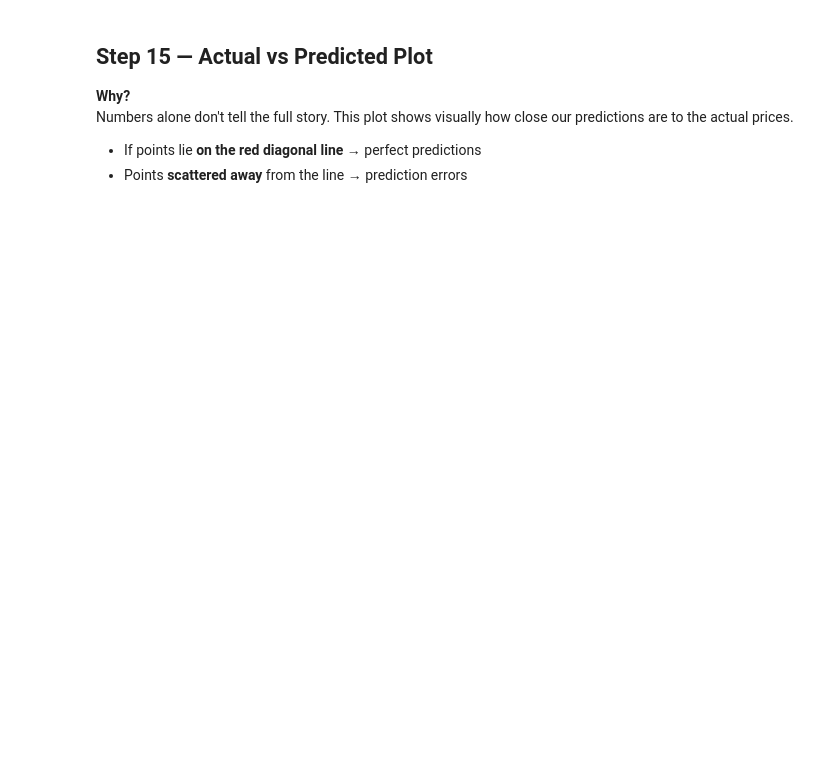
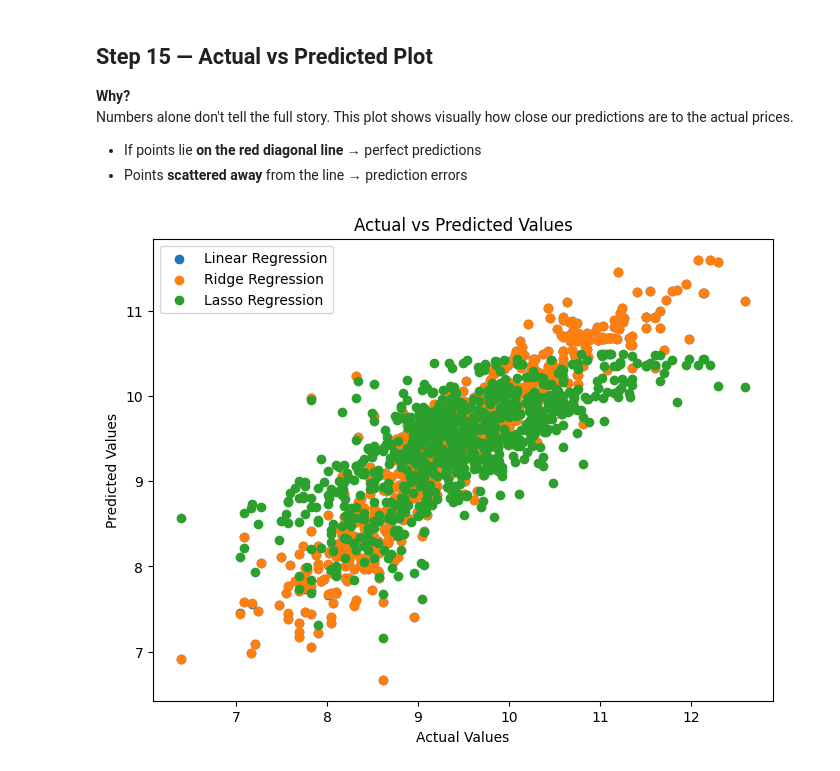
Before and after one commit to zamman365-glitch/Machine-Learning-, a Jupyter notebook: Linear_Ridge_&_Lasso_Regression_(1).ipynb, the cells around one changed output. Saved outputs shown, nothing was run; the diff lists cells and outputs as text; code cells hidden in the pictures; blank space fills up the shorter version.

```diff
--- a/Linear_Ridge_&_Lasso_Regression_(1).ipynb
+++ b/Linear_Ridge_&_Lasso_Regression_(1).ipynb
@@ -391,0 +391,10 @@ This is called **automatic feature selection** — very useful when you have man
+# %%
+from sklearn.linear_model import Lasso
+
+clf = Lasso()
+
+clf.fit(X_train, y_train)
+
+y_predicat = clf.predict(np.array(X_test))
+
+y_predicat[:10]
@@ -397,3 +409,22 @@ No single model is always the best. We compare R² and RMSE to choose the winner
 
 - **Higher R²** = Better (closer to 1.0 is ideal)
 - **Lower RMSE** = Better (smaller error is better)
+# %%
+from sklearn.linear_model import LinearRegression, Ridge, Lasso
+from sklearn.metrics import r2_score, mean_squared_error
+import numpy as np
+
+# Linear Regression
+linear = LinearRegression()
+linear.fit(X_train, y_train)
+y_pred_linear = linear.predict(X_test)
+
+# Ridge Regression
+ridge = Ridge()
+ridge.fit(X_train, y_train)
+y_pred_ridge = ridge.predict(X_test)
+
+# Lasso Regression
+lasso = Lasso()
+lasso.fit(X_train, y_train)
+y_pred_lasso = lasso.predict(X_test)
@@ -405,3 +487,20 @@ Numbers alone don't tell the full story. This plot shows visually how close our
 
 - If points lie **on the red diagonal line** → perfect predictions
 - Points **scattered away** from the line → prediction errors
+# %%
+
+
+plt.figure(figsize=(8, 6))
+
+plt.scatter(y_test, y_pred_linear, label='Linear Regression')
+plt.scatter(y_test, y_pred_ridge, label='Ridge Regression')
+plt.scatter(y_test, y_pred_lasso, label='Lasso Regression')
+
+plt.xlabel('Actual Values')
+plt.ylabel('Predicted Values')
+plt.title('Actual vs Predicted Values')
+plt.legend()
+
+plt.show()
+# %% [output]
+[figure, added]
```
Also changed, not shown: parts of 5 cells of this notebook.
